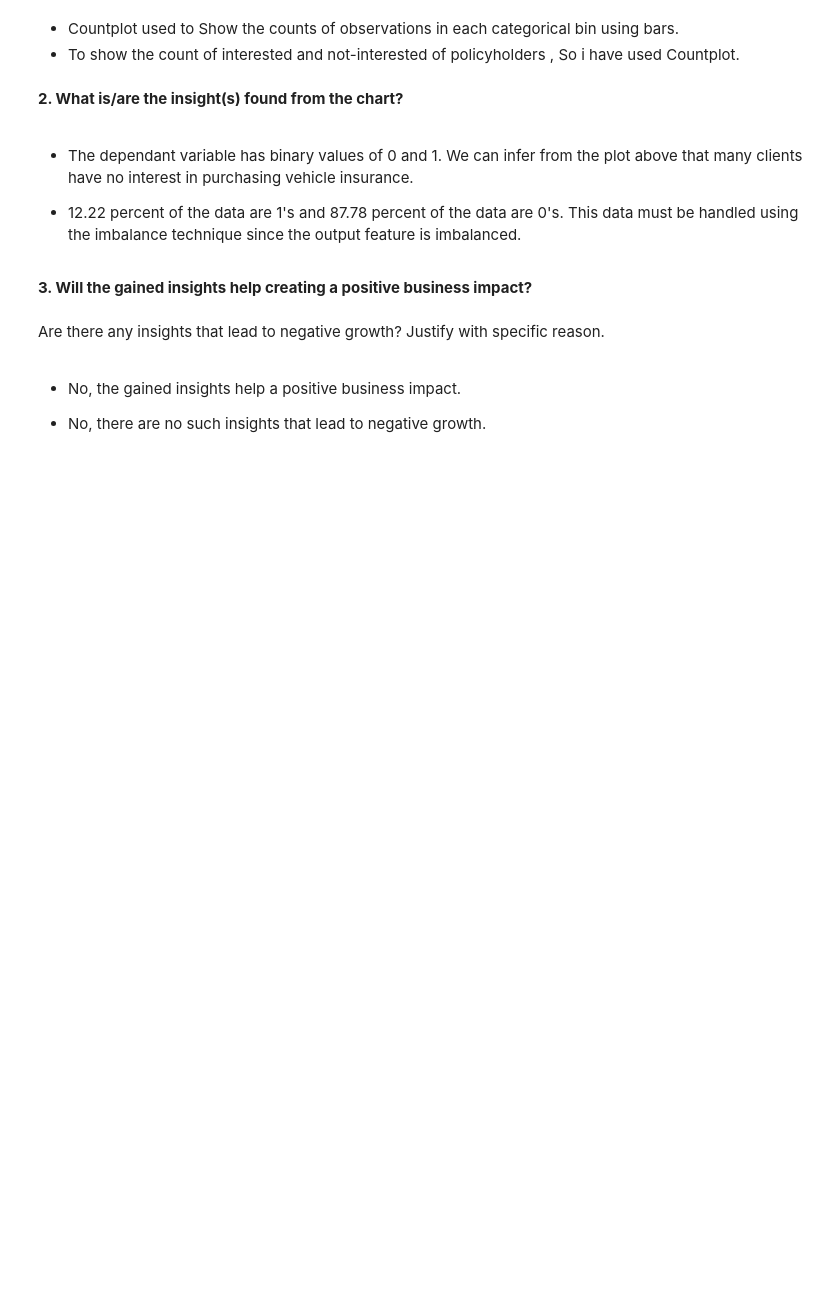
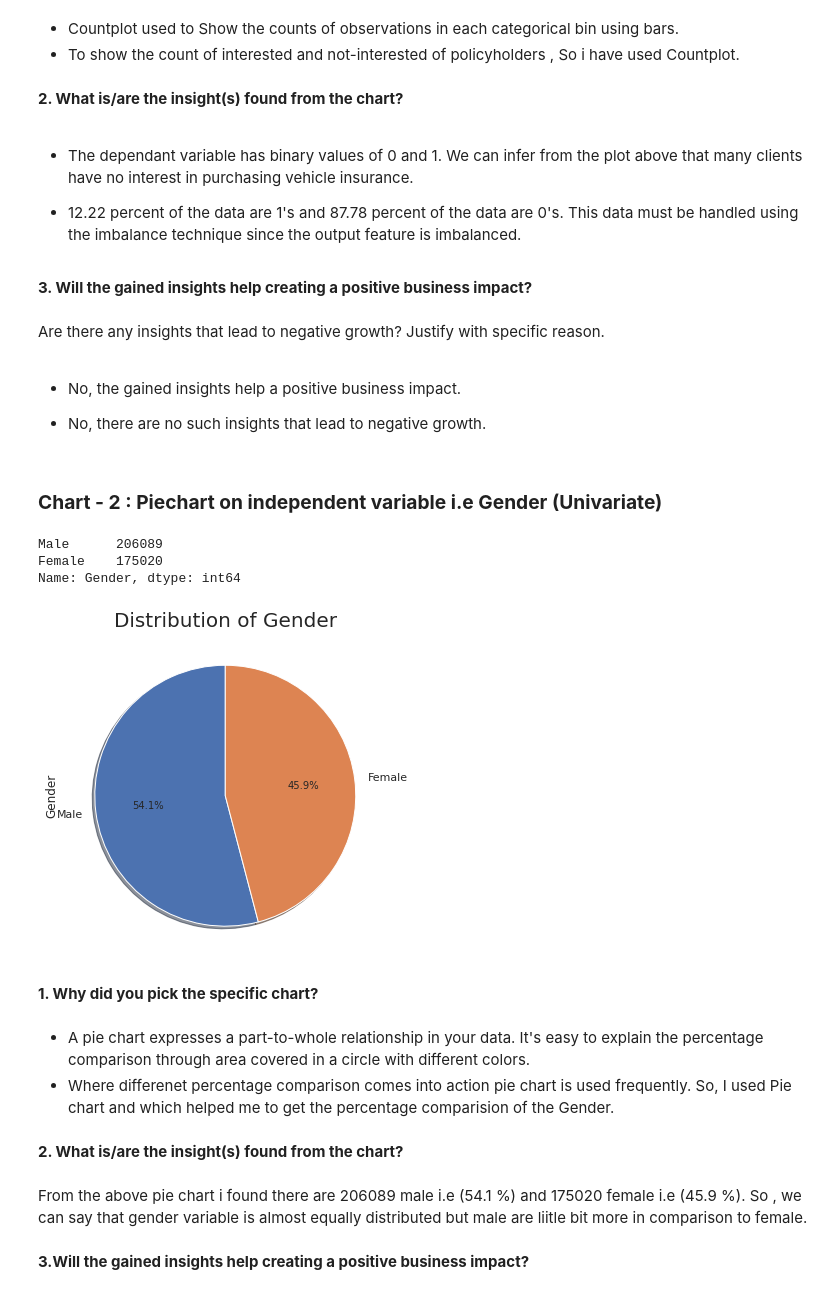
Before and after one commit to Sairindhrijena/Health-Insurance-Cross-Sell-Prediction, a Jupyter notebook: Health_Insurance_Cross_Sell_Prediction.ipynb, the cells around one changed output. Saved outputs shown, nothing was run; the diff lists cells and outputs as text; code cells hidden in the pictures; blank space fills up the shorter version.

```diff
--- a/Health_Insurance_Cross_Sell_Prediction.ipynb
+++ b/Health_Insurance_Cross_Sell_Prediction.ipynb
@@ -335,3 +335,38 @@ Are there any insights that lead to negative growth? Justify with specific reaso
 
 
 * No, there are no such insights that lead to negative growth.
+# %% [markdown]
+### **Chart - 2 : Piechart on independent variable i.e Gender (Univariate)**
+# %%
+# Chart - 2 visualization code
+# Independent Column Value Counts
+print(data.Gender.value_counts())
+print("\n")
+# Independent Variable Column Visualization
+data['Gender'].value_counts().plot(kind='pie',
+                              figsize=(15,6),
+                               autopct="%1.1f%%",
+                               startangle=90,
+                               shadow=True,
+                               explode=[0,0]
+                              )
+plt.title('Distribution of Gender',fontsize=20)
+plt.show()
+# %% [output]
+Male      206089
+Female    175020
+Name: Gender, dtype: int64
+[figure, added]
+# %% [markdown]
+**1. Why did you pick the specific chart?**
+# %% [markdown]
+
+
+*   A pie chart expresses a part-to-whole relationship in your data. It's easy to explain the percentage comparison through area covered in a circle with different colors.
+*   Where differenet percentage comparison comes into action pie chart is used frequently. So, I used Pie chart and which helped me to get the percentage comparision of the Gender.
+# %% [markdown]
+**2. What is/are the insight(s) found from the chart?**
+# %% [markdown]
+From the above pie chart i found there are 206089 male i.e (54.1 %) and 175020 female i.e (45.9 %). So , we can say that gender variable is almost equally distributed but male are liitle bit more in comparison to female.
+# %% [markdown]
+**3.Will the gained insights help creating a positive business impact?**
```
Also changed, not shown: parts of 4 cells of this notebook.
